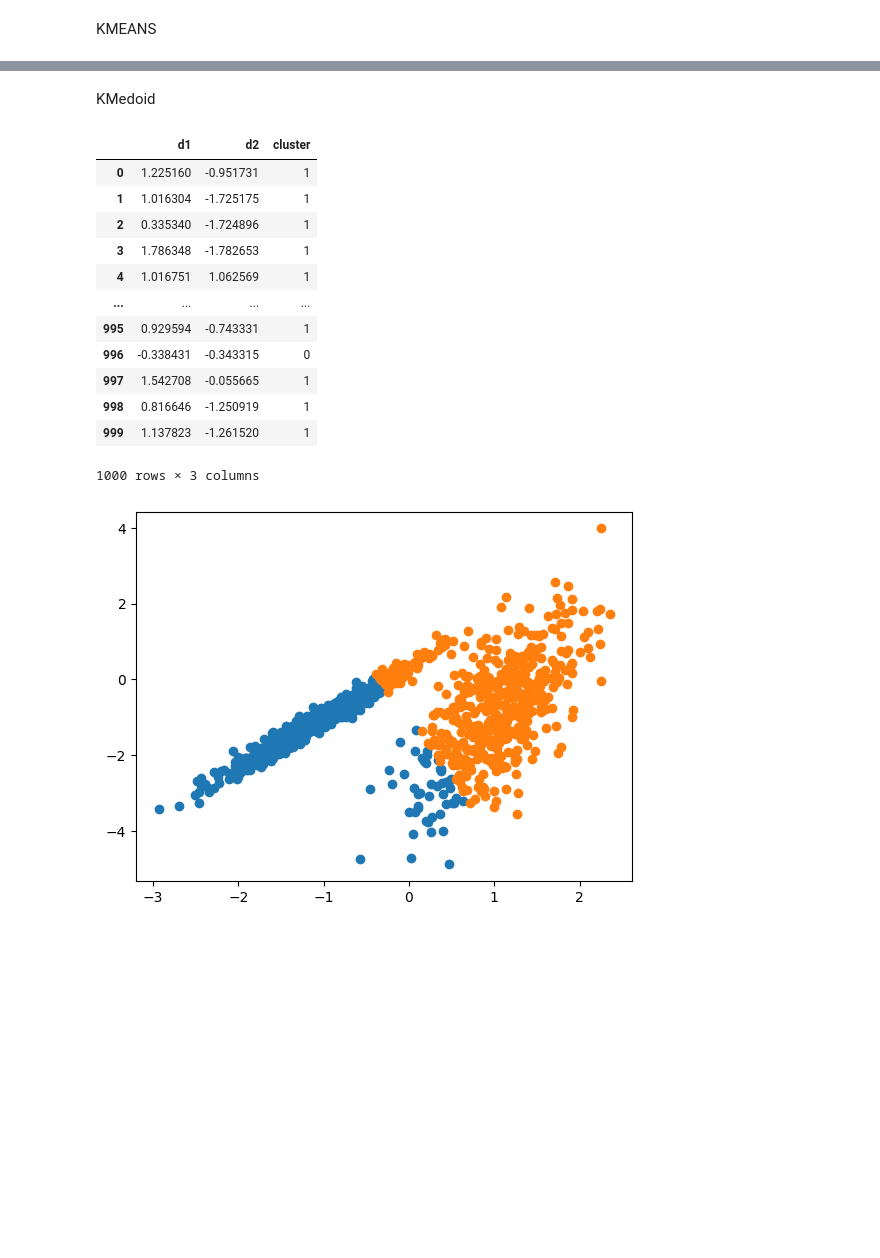
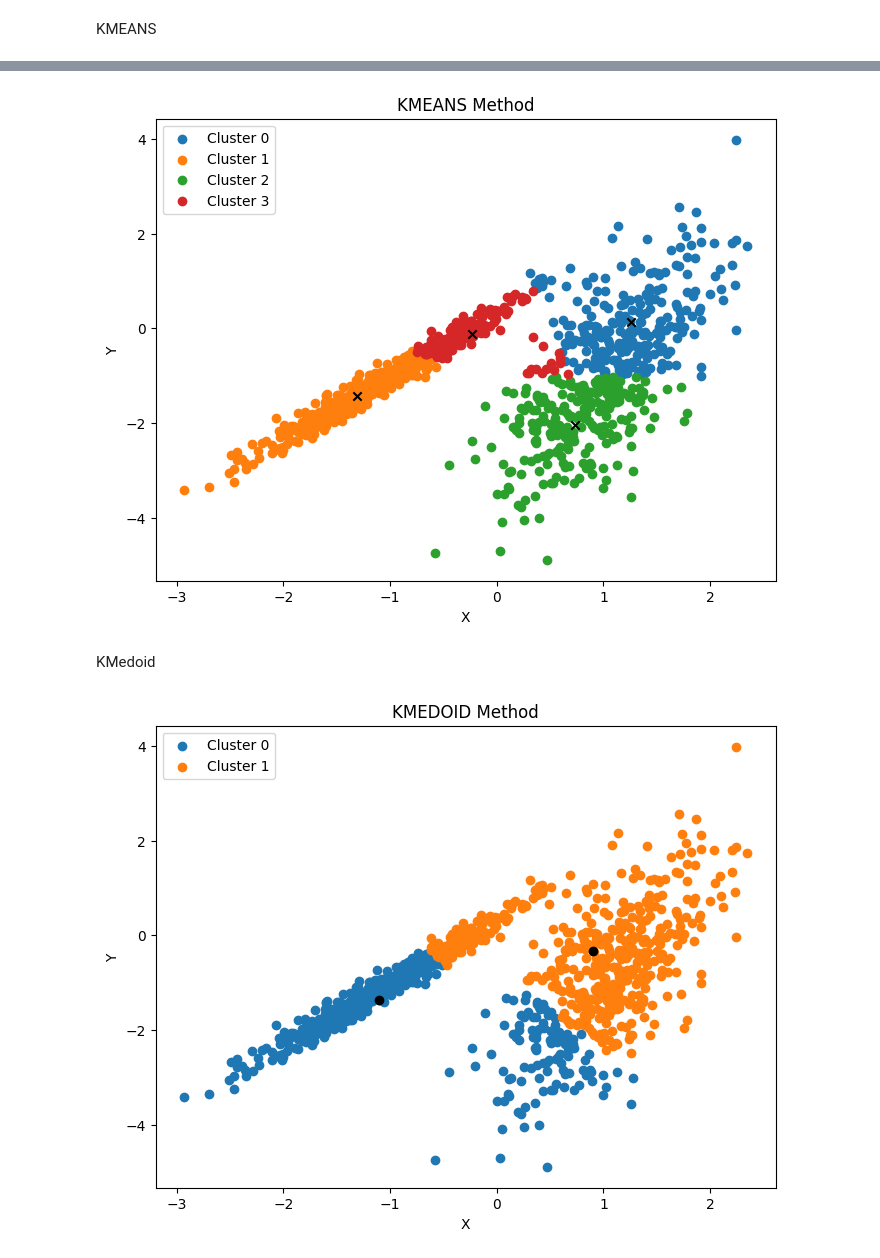
Before and after one commit to Joao-Bornelli/Clusterization, a Jupyter notebook: clusterization.ipynb, the cells around one changed output, grey strips where cells are left out. Drawn from its saved outputs; the diff is of its cells as text; code cells hidden in the pictures; blank space fills up the shorter version.

```diff
--- a/clusterization.ipynb
+++ b/clusterization.ipynb
@@ -43,33 +97,51 @@ for i in range(k):
+# %%
+data = df.copy()
+k = 4
+
+kmeans = KMeans(n_clusters=k,random_state=0,n_init='auto')
+kmeans.fit(data)
+data['cluster'] = kmeans.predict(data)
+
+plt.figure(figsize=(8, 6))
+
+for i in np.unique(kmeans.labels_):
+    row = data.index[kmeans.labels_ == i].tolist()
+    scatter = plt.scatter(data.iloc[row,0],data.iloc[row,1],label = f'Cluster {i}')
+    color = scatter.get_facecolors()[0].tolist()
+    plt.scatter(kmeans.cluster_centers_[i][0],
+                kmeans.cluster_centers_[i][1],
+                color='black', marker='x')
+
+plt.title('KMEANS Method')
+plt.xlabel('X')
+plt.ylabel('Y')
+plt.legend()
+plt.show()
+# %% [output]
+[figure, added]
 # %% [markdown]
 KMedoid
-# %%
-data = df[['d1','d2']]
-k = 2
-
-kmedoid = KMedoids(n_clusters=k,random_state=0).fit(data)
-data['cluster'] = kmedoid.predict(data)
-data
-# %% [output]
-|  | d1 | d2 | cluster |
-| 0 | 1.225160 | -0.951731 | 1 |
-| 1 | 1.016304 | -1.725175 | 1 |
-| 2 | 0.335340 | -1.724896 | 1 |
-| 3 | 1.786348 | -1.782653 | 1 |
-| 4 | 1.016751 | 1.062569 | 1 |
-| ... | ... | ... | ... |
-| 995 | 0.929594 | -0.743331 | 1 |
-| 996 | -0.338431 | -0.343315 | 0 |
-| 997 | 1.542708 | -0.055665 | 1 |
-| 998 | 0.816646 | -1.250919 | 1 |
-| 999 | 1.137823 | -1.261520 | 1 |
-1000 rows × 3 columns
 # %%
-for i in range(k):
+data = df.copy()
+k = 2
+
+kmedoid = KMedoids(n_clusters=k,random_state=0).fit(data)
+data['cluster'] = kmedoid.predict(data)
+
+plt.figure(figsize=(8, 6))
+
+for i in np.unique(kmedoid.labels_):
     row = data.index[kmedoid.labels_ == i].tolist()
-    scatter = plt.scatter(data.iloc[row,0],data.iloc[row,1])
+    scatter = plt.scatter(data.iloc[row,0],data.iloc[row,1],label = f'Cluster {i}')
     color = scatter.get_facecolors()[0].tolist()
     plt.scatter(kmedoid.cluster_centers_[i][0],
                 kmedoid.cluster_centers_[i][1],
-                color=color, marker='o')
+                color='black', marker='o')
+
+plt.title('KMEDOID Method')
+plt.xlabel('X')
+plt.ylabel('Y')
+plt.legend()
+plt.show()
 # %% [output]
-[figure, old version]
+[figure, new version]
```
Also changed, not shown: parts of 12 cells of this notebook, 1 other file.
